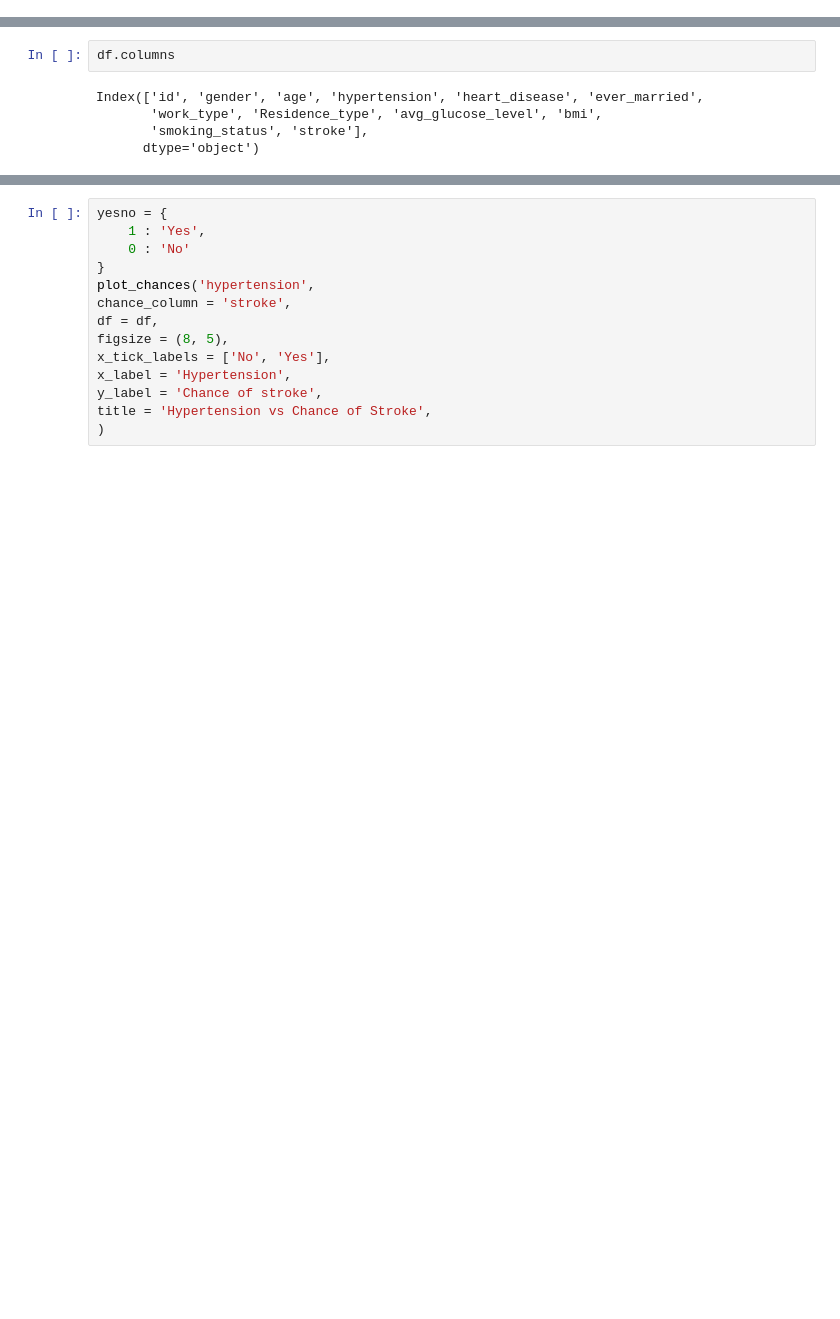
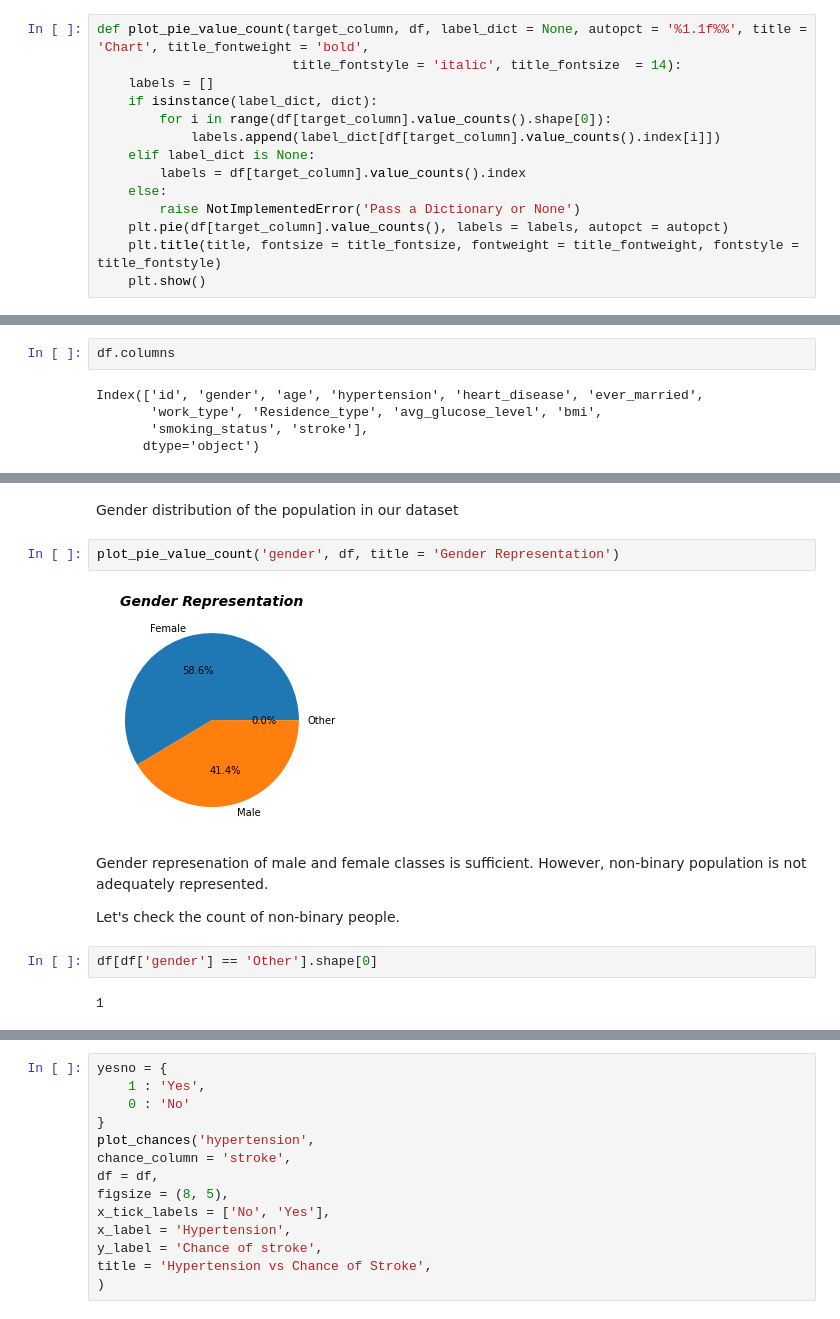
Before and after one commit to SalmanHabeeb/Stroke-predictor, a Jupyter notebook: EDA.ipynb, the cells around one changed output, grey strips where cells are left out. Cells and saved outputs as stored; diff of their text form; blank space fills up the shorter version.

```diff
--- a/EDA.ipynb
+++ b/EDA.ipynb
@@ -13,0 +18,14 @@ import scipy.stats as st
+# %%
+def plot_pie_value_count(target_column, df, label_dict = None, autopct = '%1.1f%%', title = 'Chart', title_fontweight = 'bold',
+                         title_fontstyle = 'italic', title_fontsize  = 14):
+    labels = []
+    if isinstance(label_dict, dict):
+        for i in range(df[target_column].value_counts().shape[0]):
+            labels.append(label_dict[df[target_column].value_counts().index[i]])
+    elif label_dict is None:
+        labels = df[target_column].value_counts().index
+    else:
+        raise NotImplementedError('Pass a Dictionary or None')
+    plt.pie(df[target_column].value_counts(), labels = labels, autopct = autopct)
+    plt.title(title, fontsize = title_fontsize, fontweight = title_fontweight, fontstyle = title_fontstyle)
+    plt.show()
@@ -154,0 +238,14 @@ def plot_chances(
+# %% [markdown]
+Gender distribution of the population in our dataset
+# %%
+plot_pie_value_count('gender', df, title = 'Gender Representation')
+# %% [output]
+[figure, added]
+# %% [markdown]
+Gender represenation of male and female classes is sufficient. However, non-binary population is not adequately represented.
+
+Let's check the count of non-binary people.
+# %%
+df[df['gender'] == 'Other'].shape[0]
+# %% [output]
+1
```
Also changed, not shown: parts of 66 cells of this notebook.
